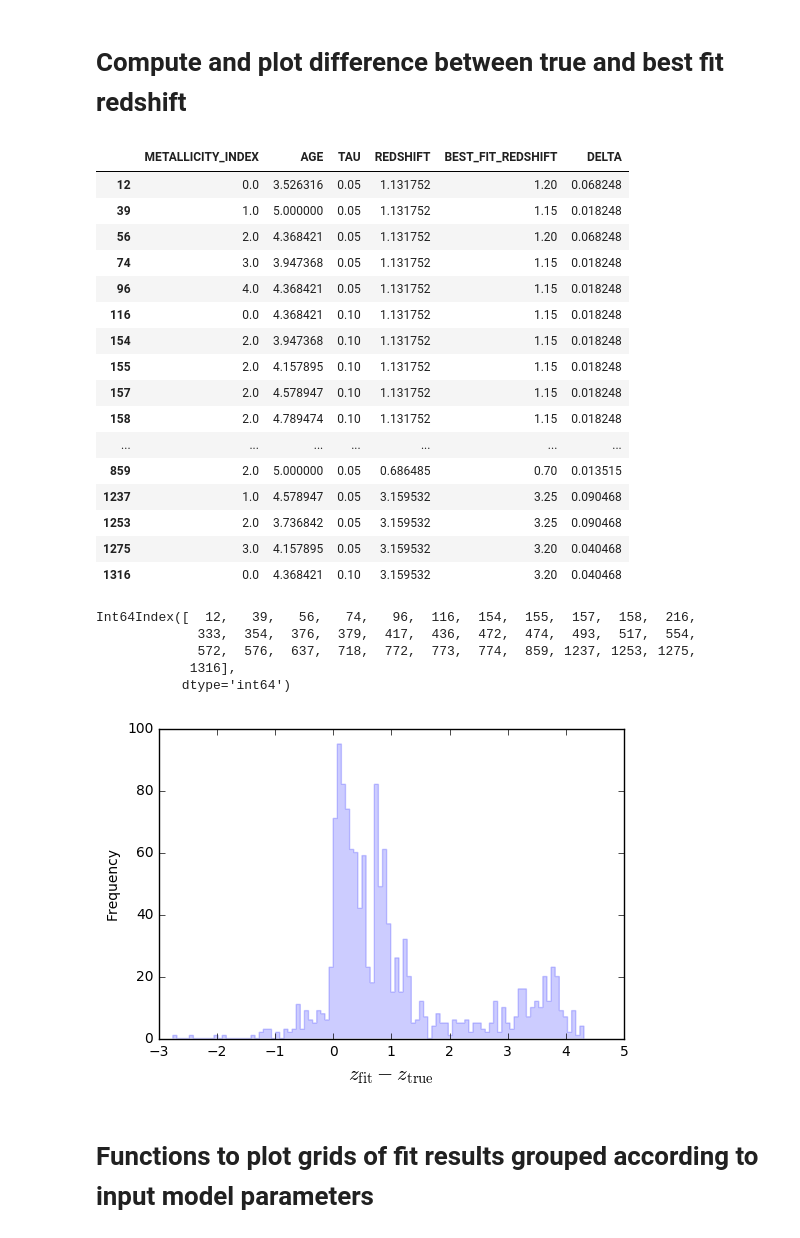
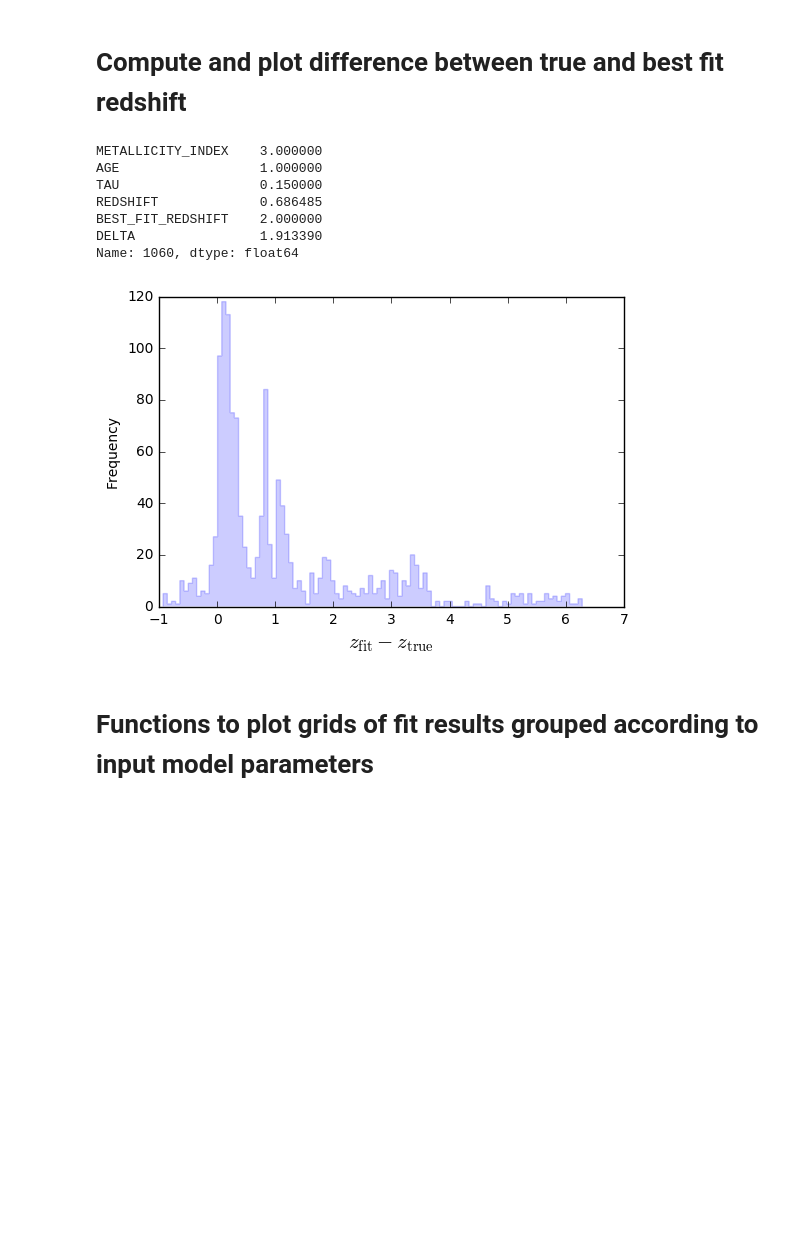
Before and after one commit to AstroZooMin/WISPSBayesianLineID, a Jupyter notebook: BayesianFramework/ReshiftFitConfoundingFactors.ipynb, the cells around one changed output. Drawn from its saved outputs; the diff is of its cells as text; code cells hidden in the pictures; blank space fills up the shorter version.

```diff
--- a/BayesianFramework/ReshiftFitConfoundingFactors.ipynb
+++ b/BayesianFramework/ReshiftFitConfoundingFactors.ipynb
@@ -48,36 +48,23 @@ dataSeriesAxes.vlines(np.unique(permutationDataFrame.REDSHIFT), ymin=dataSeriesA
 # %%
 permutationSubsetDataFrame = permutationDataFrame.iloc[0:len(dataSeries)].copy()
 permutationSubsetDataFrame['BEST_FIT_REDSHIFT'] = dataSeries
-permutationSubsetDataFrame['DELTA'] = permutationSubsetDataFrame.BEST_FIT_REDSHIFT - permutationSubsetDataFrame.REDSHIFT
+permutationSubsetDataFrame['DELTA'] = (permutationSubsetDataFrame.BEST_FIT_REDSHIFT - permutationSubsetDataFrame.REDSHIFT)/permutationSubsetDataFrame.REDSHIFT
 deltaAxes = permutationSubsetDataFrame.DELTA.plot.hist(bins=100, histtype='step', fill=True, alpha=0.2)
 deltaAxes.set_xlabel(r'$z_{\rm fit} - z_{\rm true}$', size=15)
 deltaDataCut = (permutationSubsetDataFrame.DELTA < 0.1) & (permutationSubsetDataFrame.DELTA > 0) & (permutationSubsetDataFrame.AGE > 3.5)
-display(permutationSubsetDataFrame[deltaDataCut])
-print(permutationSubsetDataFrame[deltaDataCut].index)
+#display(permutationSubsetDataFrame[deltaDataCut])
+#print(permutationSubsetDataFrame[deltaDataCut].index)
+
+display(permutationSubsetDataFrame.iloc[1060])
 # %% [output]
-|  | METALLICITY_INDEX | AGE | TAU | REDSHIFT | BEST_FIT_REDSHIFT | DELTA |
-| 12 | 0.0 | 3.526316 | 0.05 | 1.131752 | 1.20 | 0.068248 |
-| 39 | 1.0 | 5.000000 | 0.05 | 1.131752 | 1.15 | 0.018248 |
-| 56 | 2.0 | 4.368421 | 0.05 | 1.131752 | 1.20 | 0.068248 |
-| 74 | 3.0 | 3.947368 | 0.05 | 1.131752 | 1.15 | 0.018248 |
-| 96 | 4.0 | 4.368421 | 0.05 | 1.131752 | 1.15 | 0.018248 |
-| 116 | 0.0 | 4.368421 | 0.10 | 1.131752 | 1.15 | 0.018248 |
-| 154 | 2.0 | 3.947368 | 0.10 | 1.131752 | 1.15 | 0.018248 |
-| 155 | 2.0 | 4.157895 | 0.10 | 1.131752 | 1.15 | 0.018248 |
-| 157 | 2.0 | 4.578947 | 0.10 | 1.131752 | 1.15 | 0.018248 |
-| 158 | 2.0 | 4.789474 | 0.10 | 1.131752 | 1.15 | 0.018248 |
-| ... | ... | ... | ... | ... | ... | ... |
-| 859 | 2.0 | 5.000000 | 0.05 | 0.686485 | 0.70 | 0.013515 |
-| 1237 | 1.0 | 4.578947 | 0.05 | 3.159532 | 3.25 | 0.090468 |
-| 1253 | 2.0 | 3.736842 | 0.05 | 3.159532 | 3.25 | 0.090468 |
-| 1275 | 3.0 | 4.157895 | 0.05 | 3.159532 | 3.20 | 0.040468 |
-| 1316 | 0.0 | 4.368421 | 0.10 | 3.159532 | 3.20 | 0.040468 |
-Int64Index([  12,   39,   56,   74,   96,  116,  154,  155,  157,  158,  216,
-             333,  354,  376,  379,  417,  436,  472,  474,  493,  517,  554,
-             572,  576,  637,  718,  772,  773,  774,  859, 1237, 1253, 1275,
-            1316],
-           dtype='int64')
+METALLICITY_INDEX    3.000000
+AGE                  1.000000
+TAU                  0.150000
+REDSHIFT             0.686485
+BEST_FIT_REDSHIFT    2.000000
+DELTA                1.913390
+Name: 1060, dtype: float64
-[figure, old version]
+[figure, new version]
 # %% [markdown]
 # Functions to plot grids of fit results grouped according to input model parameters
 # %%
```
Also changed, not shown: parts of 9 cells of this notebook, 1 other file.
